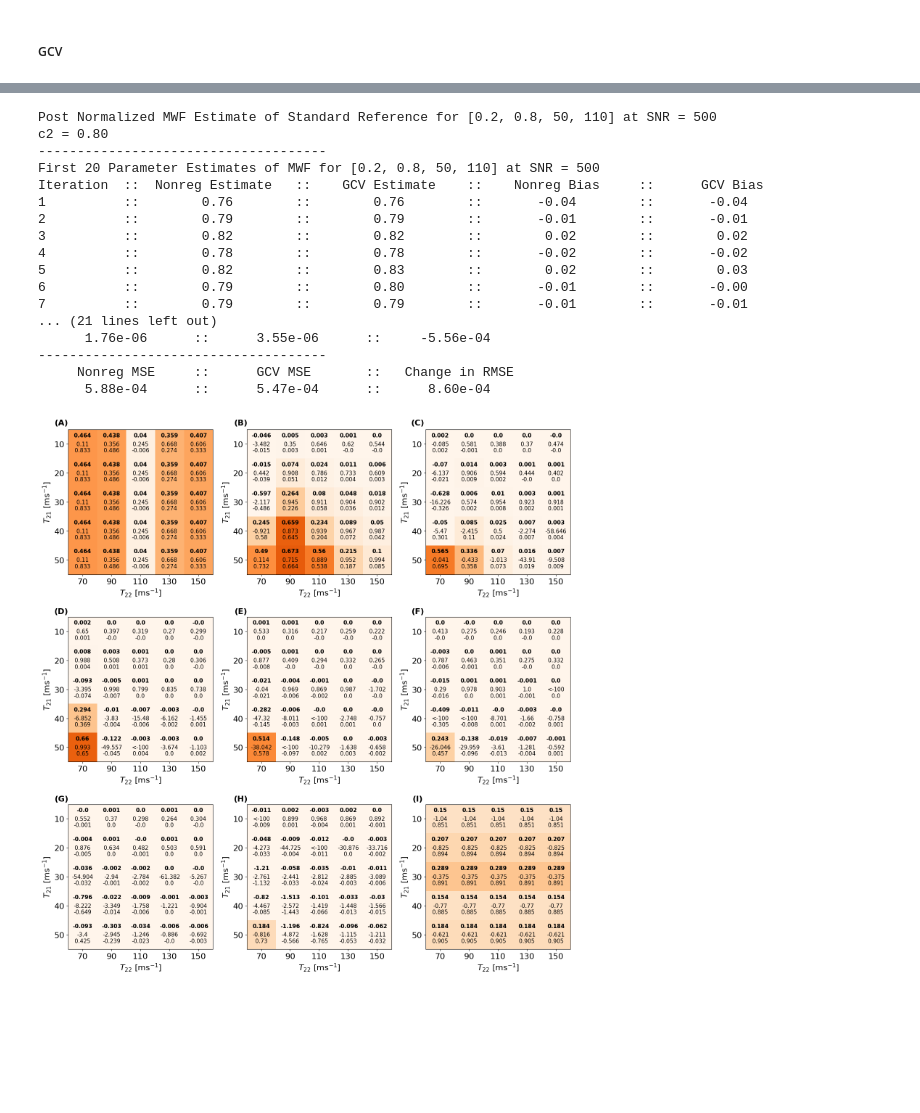
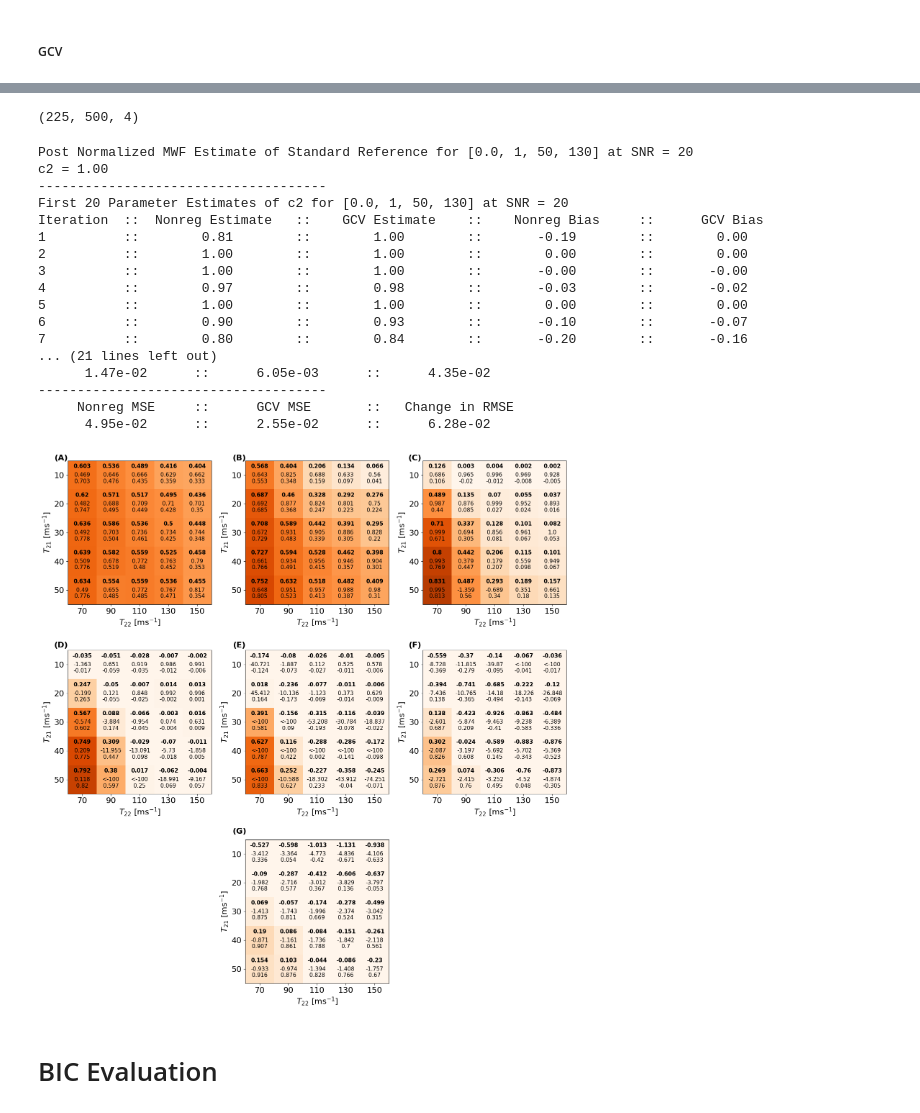
Before and after one commit to Griffin997/Regularization, a Jupyter notebook: EstimateP_AnalyzeSimulations.ipynb, the cells around one changed output, grey strips where cells are left out. Drawn from its saved outputs; the diff is of its cells as text; code cells hidden in the pictures; blank space fills up the shorter version.

```diff
--- a/EstimateP_AnalyzeSimulations.ipynb
+++ b/EstimateP_AnalyzeSimulations.ipynb
@@ -830,8 +829,12 @@ Iteration  ::  Nonreg Estimate   ::    GCV Estimate    ::    Nonreg Bias     ::
+# %%
+ds1_NR_final_params.shape
+# %% [output]
+(225, 500, 4)
 # %%
 print(f'{pN_label} MWF Estimate of Standard Reference for {pCombo_hist} at SNR = {ds1_SNR}')
 print(f'c2 = {pCombo_hist[1]:.2f}')
 print(f'-------------------------------------')
-print(f'First 20 Parameter Estimates of MWF for {pCombo_hist} at SNR = {ds1_SNR}')
+print(f'First 20 Parameter Estimates of c2 for {pCombo_hist} at SNR = {ds1_SNR}')
 print(f"{'Iteration':<11}::{'Nonreg Estimate':^20}::{'GCV Estimate':^20}::{'Nonreg Bias':^20}::{'GCV Bias':^20}")
 for iter in range(20):
     print(f'{iter+1:<11}::{ds1_NR_final_params[pC_index_hist,iter,1]:^20.2f}::{ds1_GCV_final_params[pC_index_hist,iter,1]:^20.2f}::{ds1_NR_final_params[pC_index_hist,iter,1]-pCombo_hist[1]:^20.2f}::{ds1_GCV_final_params[pC_index_hist,iter,1]-pCombo_hist[1]:^20.2f}')
@@ -856,27 +859,27 @@ val_1 = np.var(ds1_NR_final_params[pC_index_hist,:,1])+np.mean(ds1_NR_final_para
 val_2 = np.var(ds1_GCV_final_params[pC_index_hist,:,1])+np.mean(ds1_GCV_final_params[pC_index_hist,:,1]-pCombo_hist[1])**2
 print(f'{val_1:^20.2e}::{val_2:^20.2e}::{val_1**(1/2) - val_2**(1/2):^20.2e}')
 # %% [output]
-Post Normalized MWF Estimate of Standard Reference for [0.2, 0.8, 50, 110] at SNR = 500
-c2 = 0.80
+Post Normalized MWF Estimate of Standard Reference for [0.0, 1, 50, 130] at SNR = 20
+c2 = 1.00
 -------------------------------------
-First 20 Parameter Estimates of MWF for [0.2, 0.8, 50, 110] at SNR = 500
+First 20 Parameter Estimates of c2 for [0.0, 1, 50, 130] at SNR = 20
 Iteration  ::  Nonreg Estimate   ::    GCV Estimate    ::    Nonreg Bias     ::      GCV Bias
-1          ::        0.76        ::        0.76        ::       -0.04        ::       -0.04
-2          ::        0.79        ::        0.79        ::       -0.01        ::       -0.01
-3          ::        0.82        ::        0.82        ::        0.02        ::        0.02
-4          ::        0.78        ::        0.78        ::       -0.02        ::       -0.02
-5          ::        0.82        ::        0.83        ::        0.02        ::        0.03
-6          ::        0.79        ::        0.80        ::       -0.01        ::       -0.00
-7          ::        0.79        ::        0.79        ::       -0.01        ::       -0.01
+1          ::        0.81        ::        1.00        ::       -0.19        ::        0.00
+2          ::        1.00        ::        1.00        ::        0.00        ::        0.00
+3          ::        1.00        ::        1.00        ::       -0.00        ::       -0.00
+4          ::        0.97        ::        0.98        ::       -0.03        ::       -0.02
+5          ::        1.00        ::        1.00        ::        0.00        ::        0.00
+6          ::        0.90        ::        0.93        ::       -0.10        ::       -0.07
+7          ::        0.80        ::        0.84        ::       -0.20        ::       -0.16
 ... (21 lines left out)
-      1.76e-06      ::      3.55e-06      ::     -5.56e-04
+      1.47e-02      ::      6.05e-03      ::      4.35e-02
 -------------------------------------
      Nonreg MSE     ::      GCV MSE       ::   Change in RMSE
-      5.88e-04      ::      5.47e-04      ::      8.60e-04
+      4.95e-02      ::      2.55e-02      ::      6.28e-02
 # %%
-c1_combos_oi = np.arange(0,9,1)
-x_patches = [0,0,0,1,1,1,2,2,2]
-y_patches = [0,1,2,0,1,2,0,1,2]
+c1_combos_oi = np.arange(1,8,1)
+x_patches = [0,0,0,1,1,1,2]
+y_patches = [0,1,2,0,1,2,1]
 
 
 plt.rc('font', size = 16)
@@ -885,34 +888,38 @@ fig, ax = plt.subplots(3,3, figsize = (15, 16), tight_layout=True)
 for ii in range(len(c1_combos_oi)):
     gen_patchwork_panel(x_patches[ii], y_patches[ii], c1_combos_oi[ii], GCV_imp_var, GCV_imp_bias_sq, GCV_imp_MSE)
 
 plt.rc('font', size = 20)
 # ax[0,1].axis('off')
 # plt.suptitle(f"SNR = {ds1_SNR}")
 
 # plt.rc('font', size = 16)
 
 # lab = ["MSE","Bias Sq", "Var"]
 # r = mpl.patches.Rectangle((0,0), 1, 1, fill=False, edgecolor='none',visible=False)
 
 # fig.legend([r,r,r],lab, loc='center left', bbox_to_anchor=(0.5, 1), handlelength=0, handletextpad=0, fancybox=True)
 # plt.rc('text', usetex=True)
 # MSE_text = r'$\textbf{MSE}$'
 # BSQ_text = r'Bias$^2$'
 
 # TITLE = ax[0,1].text(1,-1.5, f'{MSE_text}\n{BSQ_text}\nVar',fontsize = 14,zorder = 6, color = 'k',
 #                 bbox={'facecolor':'silver', 'alpha':0.5, 'pad':8})
 # plt.rc('text', usetex=False)
 
 plt.rc('font', size = 16)
 fig.text(0.05,0.97, '(A)', ha="center", va="center", color="black", weight = "bold")
 fig.text(0.38,0.97, '(B)', ha="center", va="center", color="black", weight = "bold")
 fig.text(0.705,0.97, '(C)', ha="center", va="center", color="black", weight = "bold")
 fig.text(0.05,0.645, '(D)', ha="center", va="center", color="black", weight = "bold")
 fig.text(0.38,0.645, '(E)', ha="center", va="center", color="black", weight = "bold")
 fig.text(0.705,0.645, '(F)', ha="center", va="center", color="black", weight = "bold")
-fig.text(0.05,0.322, '(G)', ha="center", va="center", color="black", weight = "bold")
-fig.text(0.38,0.322, '(H)', ha="center", va="center", color="black", weight = "bold")
-fig.text(0.705,0.322, '(I)', ha="center", va="center", color="black", weight = "bold")
+# fig.text(0.05,0.322, '(G)', ha="center", va="center", color="black", weight = "bold")
+ax[2,0].axis('off')
+fig.text(0.38,0.322, '(G)', ha="center", va="center", color="black", weight = "bold")
+# fig.text(0.705,0.322, '(I)', ha="center", va="center", color="black", weight = "bold")
+ax[2,2].axis('off')
 plt.rc('font', size = 14)
 # %% [output]
-[figure, old version]
+[figure, new version]
+# %% [markdown]
+# BIC Evaluation
```
Also changed, not shown: parts of 12 cells of this notebook.
